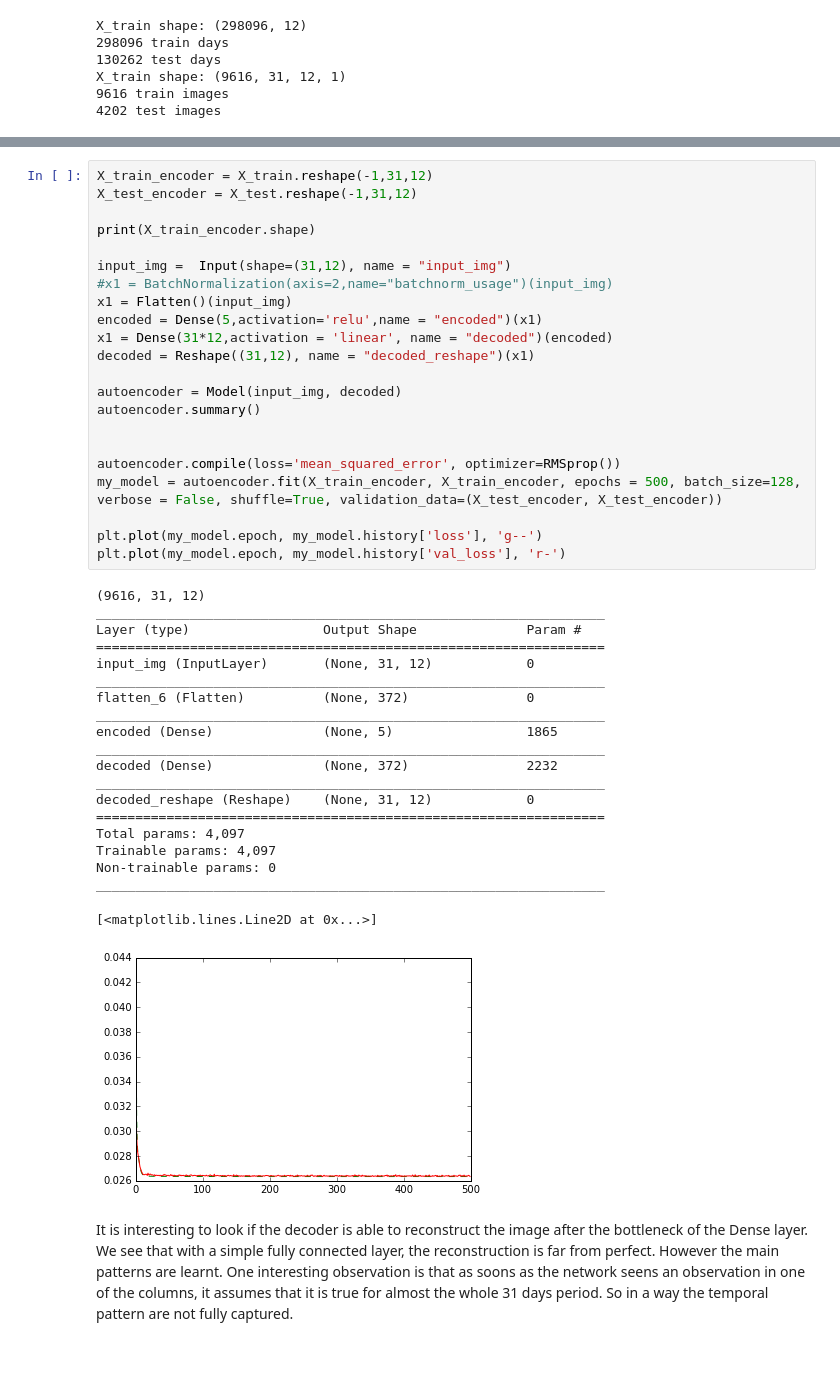
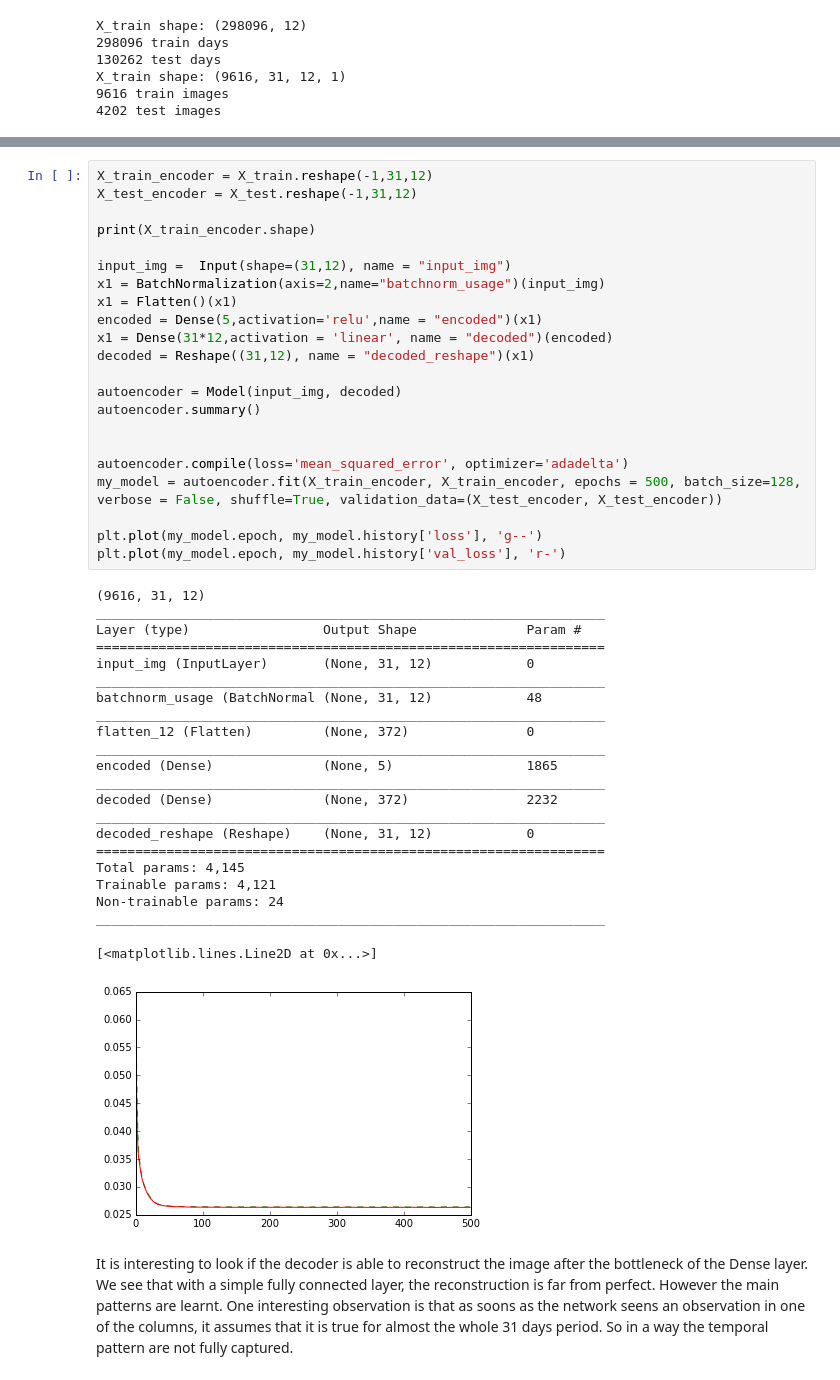
Before and after one commit to CyrilleDS/Business-Deep-Learning, a Jupyter notebook: Autoencoders for Business.ipynb, the cells around one changed output, grey strips where cells are left out. Drawn from its saved outputs; the diff is of its cells as text.

```diff
--- a/Autoencoders for Business.ipynb
+++ b/Autoencoders for Business.ipynb
@@ -135,42 +137,44 @@ X_test_encoder = X_test.reshape(-1,31,12)
 print(X_train_encoder.shape)
 
 input_img =  Input(shape=(31,12), name = "input_img")
-#x1 = BatchNormalization(axis=2,name="batchnorm_usage")(input_img)
-x1 = Flatten()(input_img)
+x1 = BatchNormalization(axis=2,name="batchnorm_usage")(input_img)
+x1 = Flatten()(x1)
 encoded = Dense(5,activation='relu',name = "encoded")(x1)
 x1 = Dense(31*12,activation = 'linear', name = "decoded")(encoded)
 decoded = Reshape((31,12), name = "decoded_reshape")(x1)
 
 autoencoder = Model(input_img, decoded)
 autoencoder.summary()
 
 
-autoencoder.compile(loss='mean_squared_error', optimizer=RMSprop())
+autoencoder.compile(loss='mean_squared_error', optimizer='adadelta')
 my_model = autoencoder.fit(X_train_encoder, X_train_encoder, epochs = 500, batch_size=128, verbose = False, shuffle=True, validation_data=(X_test_encoder, X_test_encoder))
 
 plt.plot(my_model.epoch, my_model.history['loss'], 'g--')
 plt.plot(my_model.epoch, my_model.history['val_loss'], 'r-')
 # %% [output]
 (9616, 31, 12)
 _________________________________________________________________
 Layer (type)                 Output Shape              Param #
 =================================================================
 input_img (InputLayer)       (None, 31, 12)            0
 _________________________________________________________________
-flatten_6 (Flatten)          (None, 372)               0
+batchnorm_usage (BatchNormal (None, 31, 12)            48
+_________________________________________________________________
+flatten_12 (Flatten)         (None, 372)               0
 _________________________________________________________________
 encoded (Dense)              (None, 5)                 1865
 _________________________________________________________________
 decoded (Dense)              (None, 372)               2232
 _________________________________________________________________
 decoded_reshape (Reshape)    (None, 31, 12)            0
 =================================================================
-Total params: 4,097
-Trainable params: 4,097
-Non-trainable params: 0
+Total params: 4,145
+Trainable params: 4,121
+Non-trainable params: 24
 _________________________________________________________________
 [<matplotlib.lines.Line2D at 0x...>]
-[figure, old version]
+[figure, new version]
 # %% [markdown]
 It is interesting to look if the decoder is able to reconstruct the image after the bottleneck of the Dense layer. We see that with a simple fully connected layer, the reconstruction is far from perfect. However the main patterns are learnt. One interesting observation is that as soons as the network seens an observation in one of the columns, it assumes that it is true for almost the whole 31 days period. So in a way the temporal pattern are not fully captured.
 # %%
```
Also changed, not shown: parts of 26 cells of this notebook.
